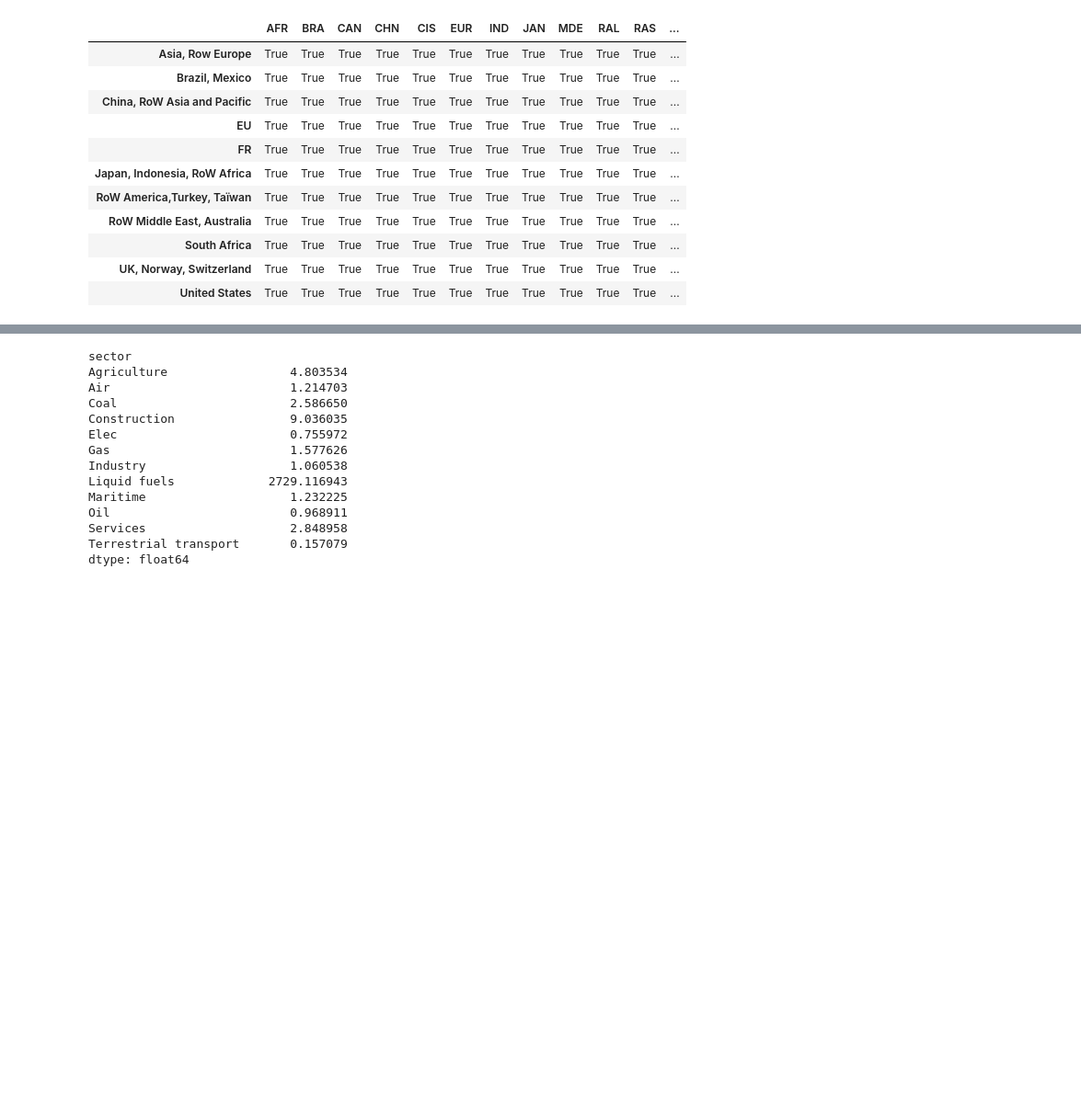
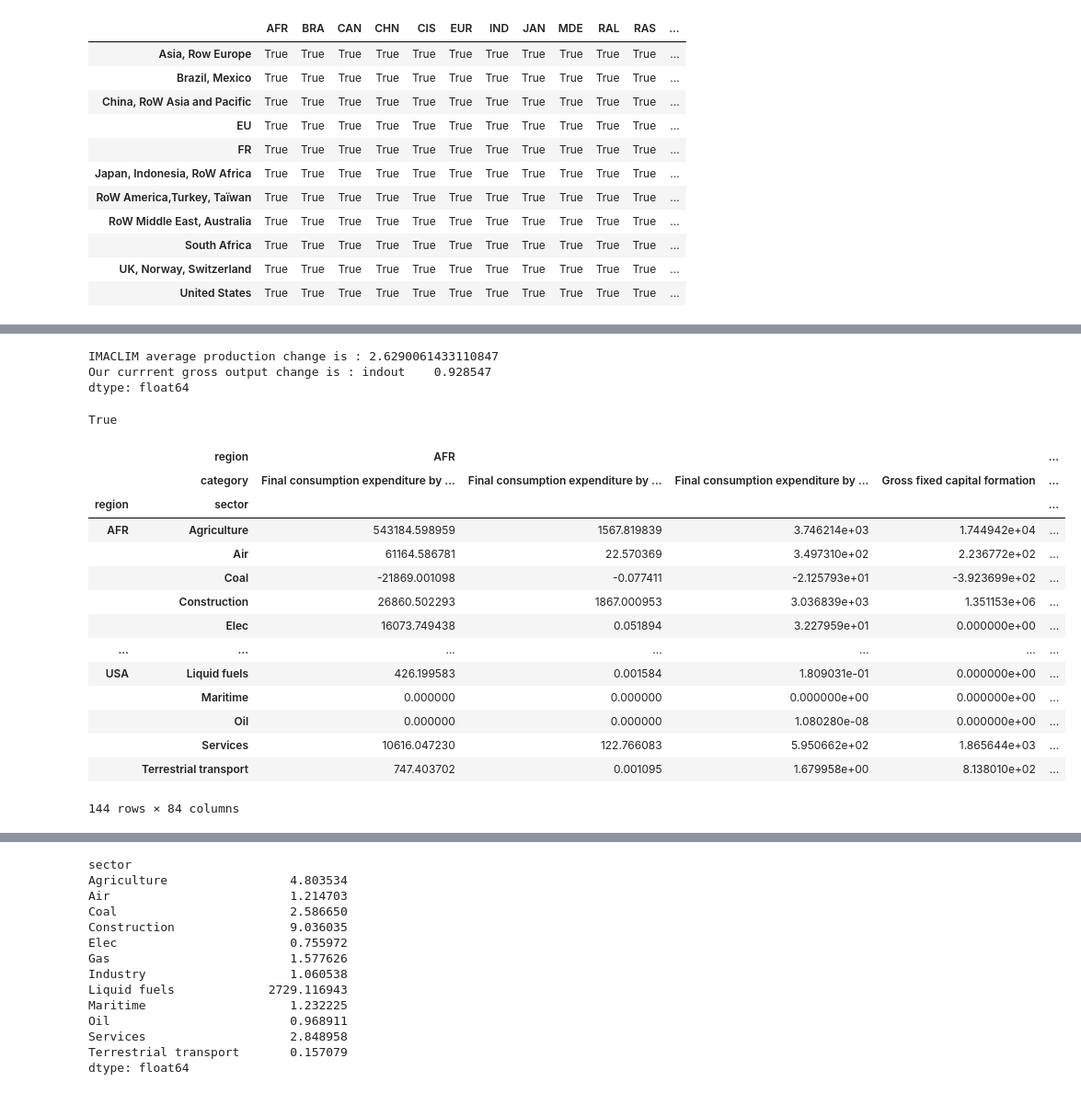
Before and after one commit to Maestrofinn/MatMat-Trade, a Jupyter notebook: main.ipynb, the cells around one changed output, grey strips where cells are left out. Shown: that part at 92% size. Drawn from its saved outputs; the diff is of its cells as text; code cells hidden in the pictures; blank space fills up the shorter version.

```diff
--- a/main.ipynb
+++ b/main.ipynb
@@ -1220,3 +1240,43 @@ pd.concat([start_year,end_year],axis=1)
 save_before_experimentations=model.counterfactuals["IMACLIM_all_2050_INDC"].iot.copy()
 # %%
 model.counterfactuals["IMACLIM_all_2050_INDC"].iot=save_before_experimentations.copy()
+# %%
+import copy
+import src.advance
+final_data_ratio,final_technical_coef,Link_country,Link,demand_data,emissions=src.advance.extract_data("IMACLIM_format")
+
+#get the relative change in production over all sectors/region.
+demand_change=demand_data.loc[("INDC"),2050].sort_index()/demand_data.loc[("INDC"),2015].sort_index() #it is production not demand, some renaming needed
+
+#show that there is a need to apply further modification for the scenarios to align wih IMACLIM (ie demand change)
+print("IMACLIM average production change is :",demand_change.mean())
+print("Our currrent gross output change is :",(model.counterfactuals["IMACLIM_all_2050_INDC"].iot.x/model.counterfactuals["IMACLIM_all_2015_INDC"].iot.x).mean())
+
+#create the new scenario that will include production changes
+model.counterfactuals["IMACLIM_all_demand_change_2050_INDC"]=copy.deepcopy(model.counterfactuals["IMACLIM_all_2050_INDC"])
+
+#include the production changes in the gross output x of new scenario
+model.counterfactuals["IMACLIM_all_demand_change_2050_INDC"].iot.x["indout"]=model.counterfactuals["IMACLIM_all_2015_INDC"].iot.x.sort_index()["indout"]*demand_change   # dropped a values here
+
+
+### The following intend to enable the use of integaretd footprint calculator (they rely on Y and not x, hence modifying x makes no difference,
+# we therfore cretae an artificial final demand Y that corresponds to the x we modififed)
+
+# Build a fictional Y matrix which would correspond to the current x : corresponds to the equation Y=(I-A)x
+Y_we_need=model.counterfactuals["IMACLIM_all_demand_change_2050_INDC"].iot.x-model.counterfactuals["IMACLIM_all_demand_change_2050_INDC"].iot.A.dot(model.counterfactuals["IMACLIM_all_demand_change_2050_INDC"].iot.x)
+
+
+# creates a fake detailed Y such that the row sums corresponds to the one we aim for ( we simply scale all values of a row)
+coeffs=Y_we_need["indout"]/model.counterfactuals["IMACLIM_all_demand_change_2050_INDC"].iot.Y.sum(axis=1)  #dropped a values here for yweneed
+for row_index in model.counterfactuals["IMACLIM_all_demand_change_2050_INDC"].iot.Y.index:
+    model.counterfactuals["IMACLIM_all_demand_change_2050_INDC"].iot.Y.loc[row_index]=float(coeffs.loc[row_index])*model.counterfactuals["IMACLIM_all_demand_change_2050_INDC"].iot.Y.loc[row_index]
+
+# we should now be able to compute some emissions, be carefull, the consumption based acounts don't make much sense here since we started with gross productions and made fictional Y
+
+from src.utils import recal_stressor_per_region
+model.counterfactuals["IMACLIM_all_demand_change_2050_INDC"].iot.stressor_extension=recal_stressor_per_region(
+        iot=model.counterfactuals["IMACLIM_all_demand_change_2050_INDC"].iot,)
+# %% [output]
+IMACLIM average production change is : 2.6290061433110847
+Our currrent gross output change is : indout    0.928547
+dtype: float64
@@ -1222,0 +1285,22 @@ model.counterfactuals["IMACLIM_all_2050_INDC"].iot=save_before_experimentations.
+# %%
+(model.counterfactuals["IMACLIM_all_demand_change_2050_INDC"].iot.A==model.counterfactuals["IMACLIM_all_prod_change_2050_INDC"].iot.A).all().all()
+# %% [output]
+True
+# %%
+model.counterfactuals["IMACLIM_all_prod_change_2050_INDC"].iot.Y
+# %% [output]
+|  | region | AFR |  |  |  | ... |
+|  | category | Final consumption expenditure by ... | Final consumption expenditure by ... | Final consumption expenditure by ... | Gross fixed capital formation | ... |
+| region | sector |  |  |  |  | ... |
+| AFR | Agriculture | 543184.598959 | 1567.819839 | 3.746214e+03 | 1.744942e+04 | ... |
+|  | Air | 61164.586781 | 22.570369 | 3.497310e+02 | 2.236772e+02 | ... |
+|  | Coal | -21869.001098 | -0.077411 | -2.125793e+01 | -3.923699e+02 | ... |
+|  | Construction | 26860.502293 | 1867.000953 | 3.036839e+03 | 1.351153e+06 | ... |
+|  | Elec | 16073.749438 | 0.051894 | 3.227959e+01 | 0.000000e+00 | ... |
+| ... | ... | ... | ... | ... | ... | ... |
+| USA | Liquid fuels | 426.199583 | 0.001584 | 1.809031e-01 | 0.000000e+00 | ... |
+|  | Maritime | 0.000000 | 0.000000 | 0.000000e+00 | 0.000000e+00 | ... |
+|  | Oil | 0.000000 | 0.000000 | 1.080280e-08 | 0.000000e+00 | ... |
+|  | Services | 10616.047230 | 122.766083 | 5.950662e+02 | 1.865644e+03 | ... |
+|  | Terrestrial transport | 747.403702 | 0.001095 | 1.679958e+00 | 8.138010e+02 | ... |
+144 rows × 84 columns
```
Also changed, not shown: parts of 29 cells of this notebook, 3 other files.
